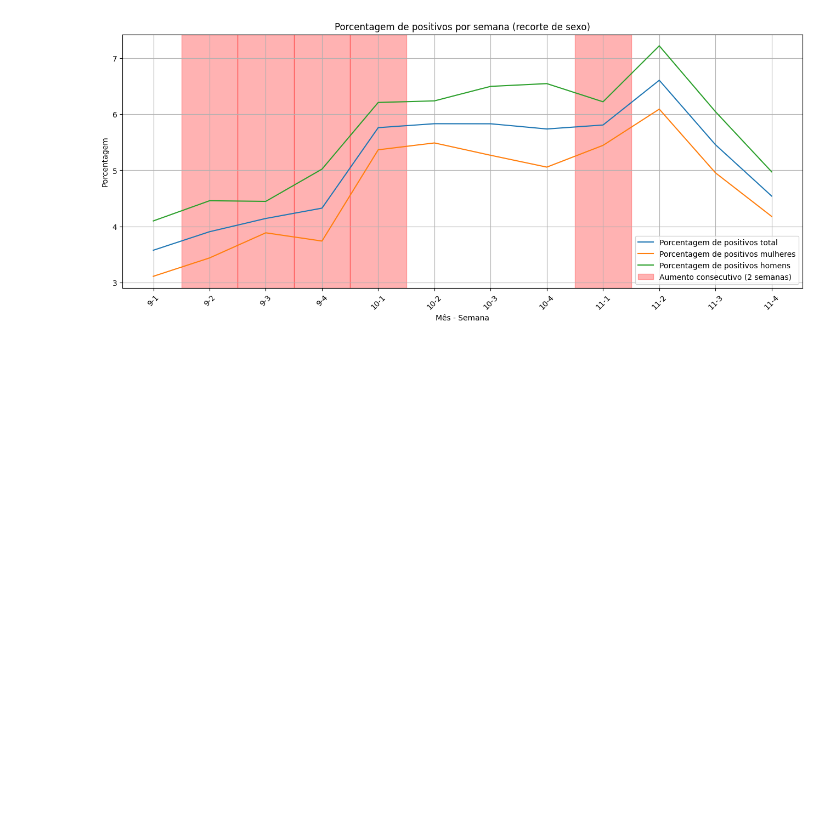
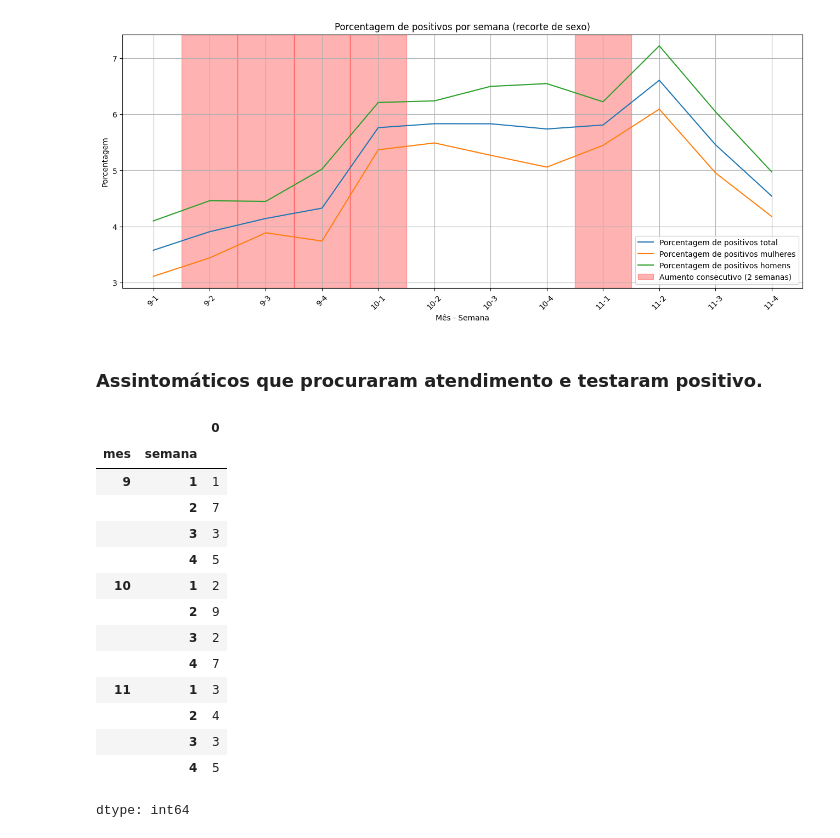
Before and after one commit to jaqueantunes/covid_pos, a Jupyter notebook: pos_T3.ipynb, the cells around one changed output. Saved outputs shown, nothing was run; the diff lists cells and outputs as text; code cells hidden in the pictures; blank space fills up the shorter version.

```diff
--- a/pos_T3.ipynb
+++ b/pos_T3.ipynb
@@ -815,3 +815,5 @@ plt.xticks(rotation=45)
 plt.show()
 # %% [output]
 [figure]
+# %% [markdown]
+### **Assintomáticos que procuraram atendimento e testaram positivo.**
@@ -817,0 +822,24 @@ plt.show()
+# %%
+# Todos que não tiveram nenhum sintoma, procuraram atendimento, e testaram positivo
+positivados_sem_sintoma = df_clinico[(df_clinico['febre'] != 1.0) & (df_clinico['tosse'] != 1.0)
+& (df_clinico['dificuldade_respirar'] != 1.0) & (df_clinico['dor_peito'] != 1.0)
+& (df_clinico['perda_olfato_paladar'] != 1.0) & (df_clinico['dor_cabeca'] != 1.0)
+& (df_clinico['dor_garganta'] != 1.0) & (df_clinico['atendimento'] == 1) & (df_clinico['resultado_teste_covid'] == 1)].groupby(['mes','semana']).size()
+
+positivados_sem_sintoma
+# %% [output]
+|  |  | 0 |
+| mes | semana |  |
+| 9 | 1 | 1 |
+|  | 2 | 7 |
+|  | 3 | 3 |
+|  | 4 | 5 |
+| 10 | 1 | 2 |
+|  | 2 | 9 |
+|  | 3 | 2 |
+|  | 4 | 7 |
+| 11 | 1 | 3 |
+|  | 2 | 4 |
+|  | 3 | 3 |
+|  | 4 | 5 |
+dtype: int64
```
Also changed, not shown: parts of 2 cells of this notebook.
